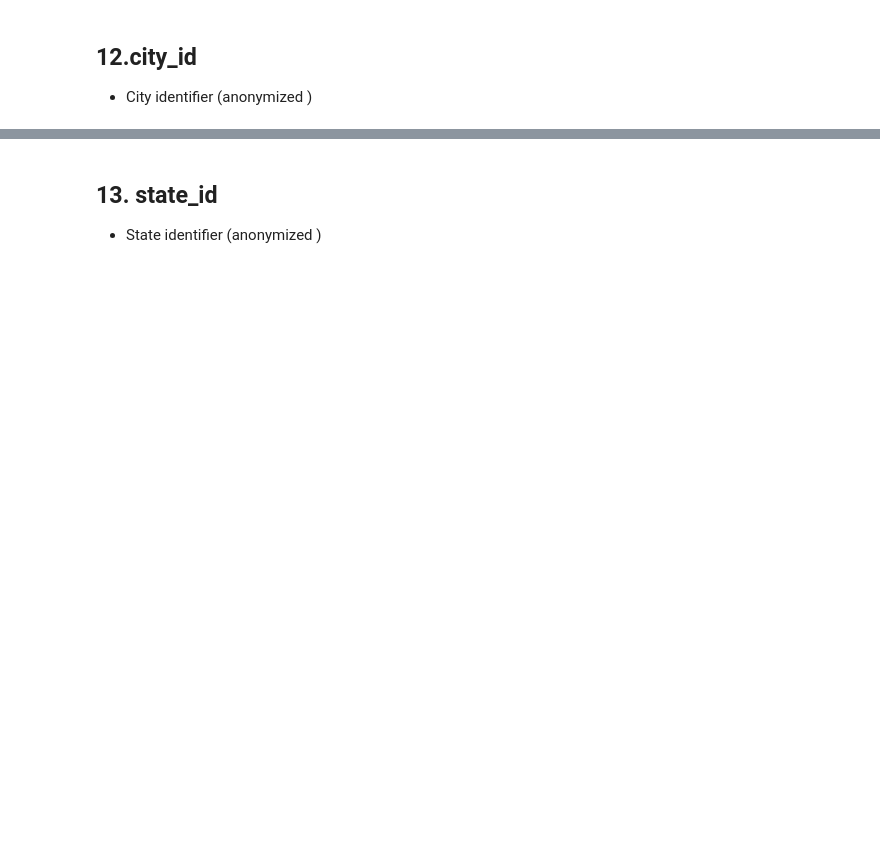
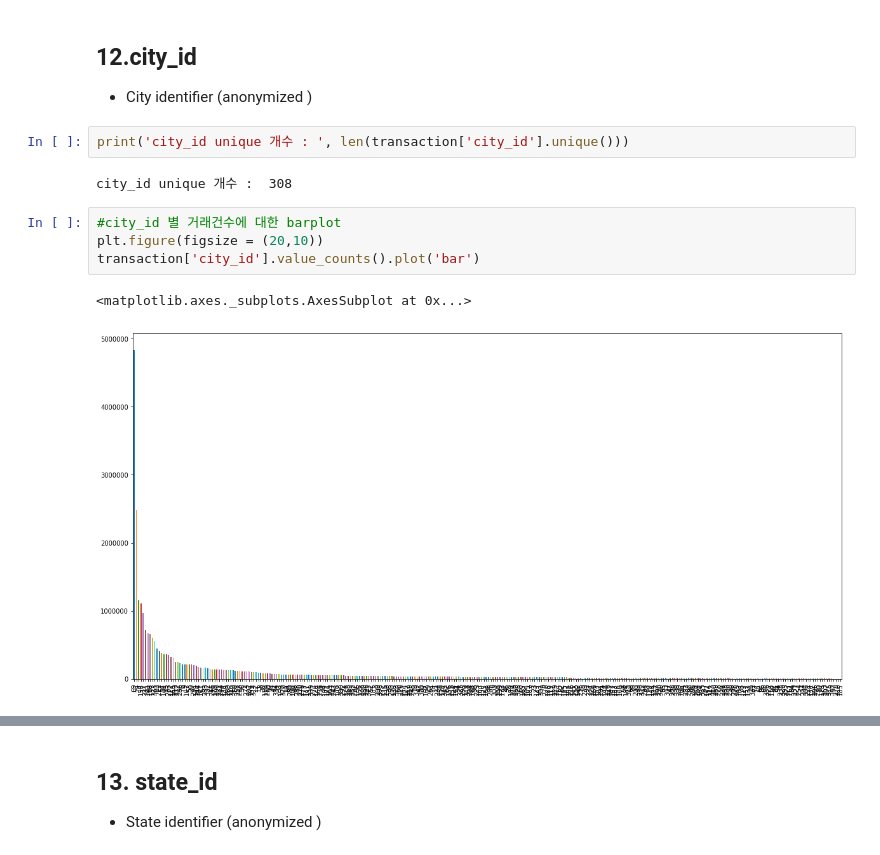
Before and after one commit to miniii222/kaggle, a Jupyter notebook: Elo_Merchant_Category_Recommendation/eda/1-2.EDA_historical_transaciton.ipynb, the cells around one changed output, grey strips where cells are left out. Saved outputs shown, nothing was run; the diff lists cells and outputs as text; blank space fills up the shorter version.

```diff
--- a/Elo_Merchant_Category_Recommendation/eda/1-2.EDA_historical_transaciton.ipynb
+++ b/Elo_Merchant_Category_Recommendation/eda/1-2.EDA_historical_transaciton.ipynb
@@ -445,3 +542,14 @@ subsector_id unique 개수 :  41
 # %% [markdown]
 ## 12.city_id
 - City identifier (anonymized )
+# %%
+print('city_id unique 개수 : ', len(transaction['city_id'].unique()))
+# %% [output]
+city_id unique 개수 :  308
+# %%
+#city_id 별 거래건수에 대한 barplot
+plt.figure(figsize = (20,10))
+transaction['city_id'].value_counts().plot('bar')
+# %% [output]
+<matplotlib.axes._subplots.AxesSubplot at 0x...>
+[figure, added]
```
Also changed, not shown: parts of 15 cells of this notebook, 1 other file.
